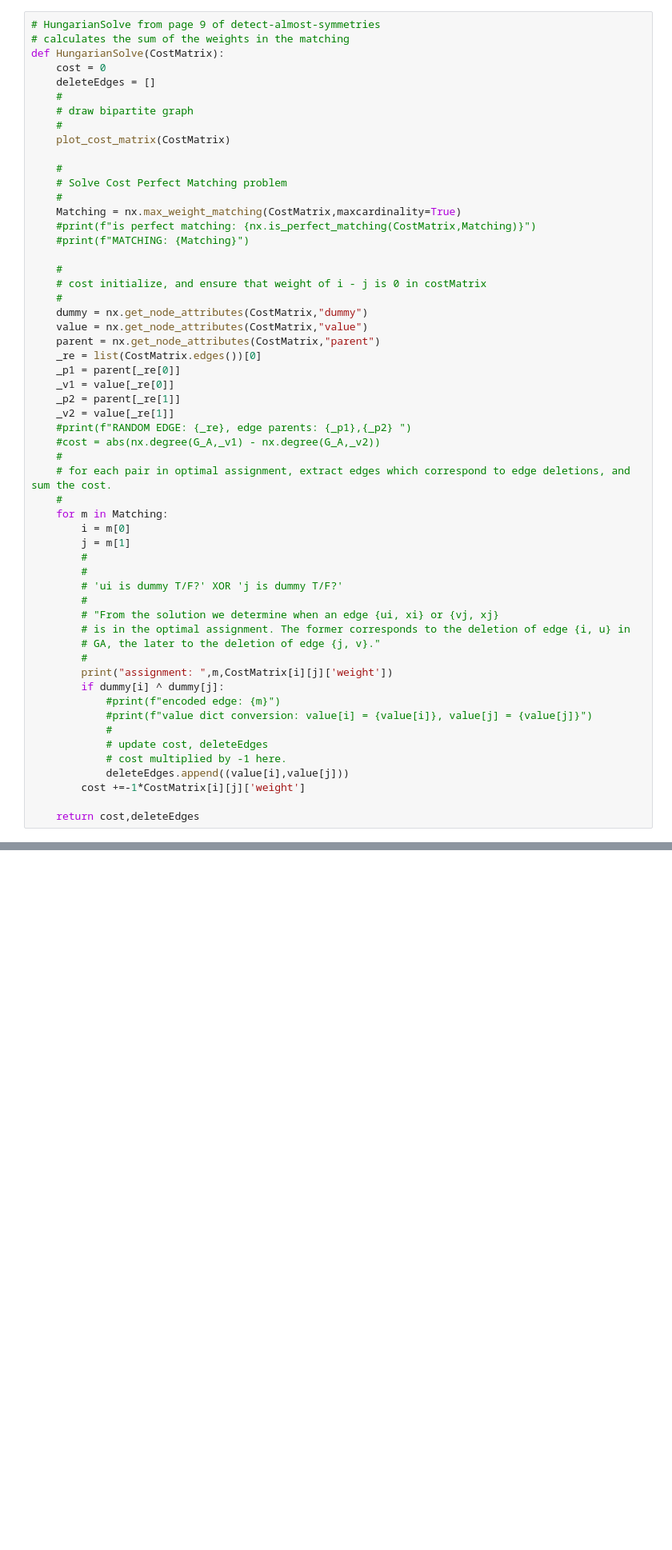
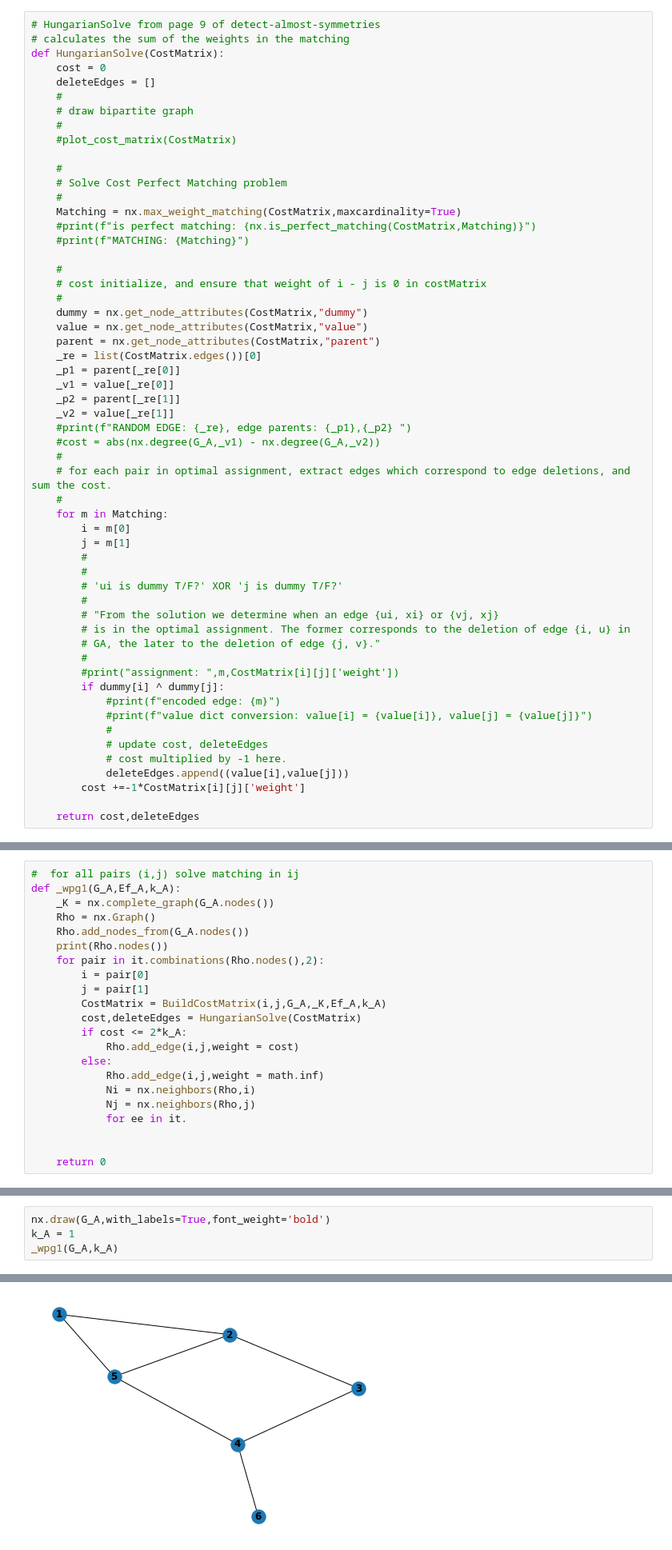
Before and after one commit to hhicks13/benchmarking-dasg, a Jupyter notebook: kas-benchmark.ipynb, the cells around one changed output, grey strips where cells are left out. Shown: that part at 80% size. Drawn from its saved outputs; the diff is of its cells as text; blank space fills up the shorter version.

```diff
--- a/kas-benchmark.ipynb
+++ b/kas-benchmark.ipynb
@@ -324,7 +327,7 @@ def HungarianSolve(CostMatrix):
     #
     # draw bipartite graph
     #
-    plot_cost_matrix(CostMatrix)
+    #plot_cost_matrix(CostMatrix)
 
     #
     # Solve Cost Perfect Matching problem
@@ -360,7 +363,7 @@ def HungarianSolve(CostMatrix):
         # is in the optimal assignment. The former corresponds to the deletion of edge {i, u} in
         # GA, the later to the deletion of edge {j, v}."
         #
-        print("assignment: ",m,CostMatrix[i][j]['weight'])
+        #print("assignment: ",m,CostMatrix[i][j]['weight'])
         if dummy[i] ^ dummy[j]:
             #print(f"encoded edge: {m}")
             #print(f"value dict conversion: value[i] = {value[i]}, value[j] = {value[j]}")
@@ -411,0 +417,22 @@ def RefineByMatching(G_A,P_A,Ef_A,k_A):
+# %%
+#  for all pairs (i,j) solve matching in ij
+def _wpg1(G_A,Ef_A,k_A):
+    _K = nx.complete_graph(G_A.nodes())
+    Rho = nx.Graph()
+    Rho.add_nodes_from(G_A.nodes())
+    print(Rho.nodes())
+    for pair in it.combinations(Rho.nodes(),2):
+        i = pair[0]
+        j = pair[1]
+        CostMatrix = BuildCostMatrix(i,j,G_A,_K,Ef_A,k_A)
+        cost,deleteEdges = HungarianSolve(CostMatrix)
+        if cost <= 2*k_A:
+            Rho.add_edge(i,j,weight = cost)
+        else:
+            Rho.add_edge(i,j,weight = math.inf)
+            Ni = nx.neighbors(Rho,i)
+            Nj = nx.neighbors(Rho,j)
+            for ee in it.
+
+
+    return 0
@@ -411,0 +450,5 @@ def RefineByMatching(G_A,P_A,Ef_A,k_A):
+# %%
+nx.draw(G_A,with_labels=True,font_weight='bold')
+k_A = 1
+_wpg1(G_A,k_A)
+# %% [output]
@@ -412,3 +472,4 @@ def RefineByMatching(G_A,P_A,Ef_A,k_A):
+[figure, added]
 # %% [markdown]
 # Driver
 # %%
```
Also changed, not shown: parts of 11 cells of this notebook.
